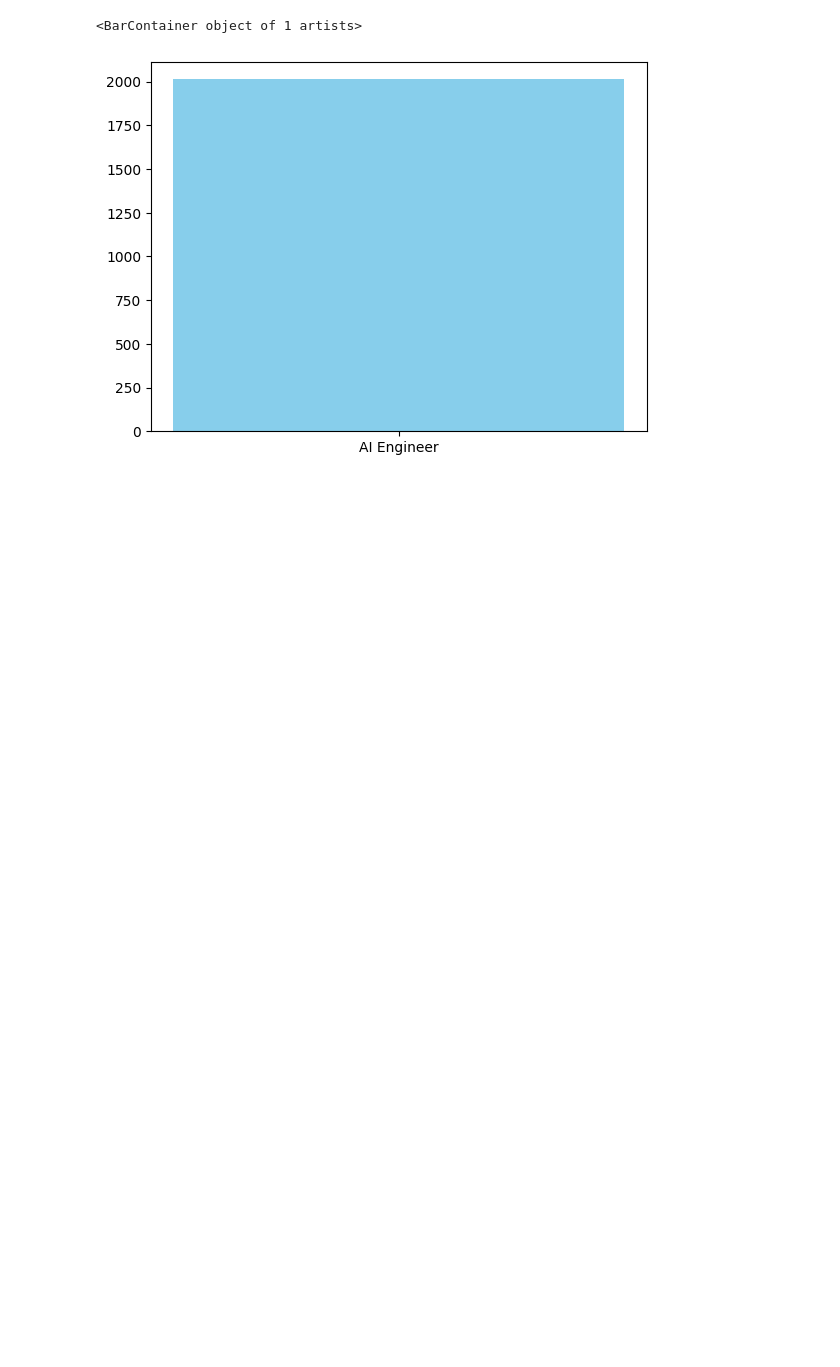
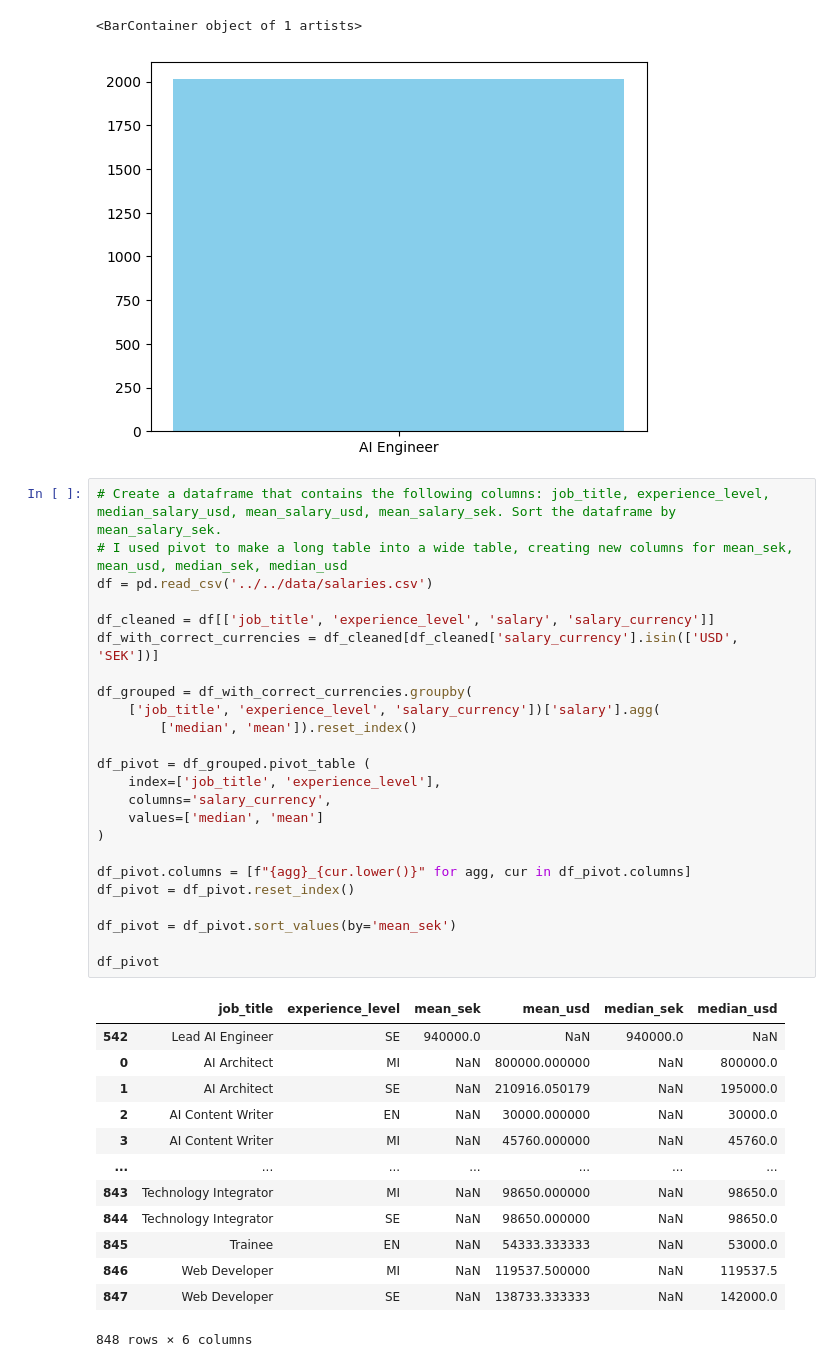
Before and after one commit to jonathanhansson/AI_engineering_jonathan_hansson, a Jupyter notebook: code_alongs/a1_repetition/salaries_EDA.ipynb, the cells around one changed output. Drawn from its saved outputs; the diff is of its cells as text; blank space fills up the shorter version.

Commit message:
Practicing pivot to view mean/median salaries for different currencies. I've done this in SQL before, but never in Pandas.

```diff
--- a/code_alongs/a1_repetition/salaries_EDA.ipynb
+++ b/code_alongs/a1_repetition/salaries_EDA.ipynb
@@ -76,3 +76,41 @@ plt.bar(job_title, num_ai_engineer_posting, color='skyblue')
 2013
 <BarContainer object of 1 artists>
 [figure]
+# %%
+# Create a dataframe that contains the following columns: job_title, experience_level, median_salary_usd, mean_salary_usd, mean_salary_sek. Sort the dataframe by mean_salary_sek.
+# I used pivot to make a long table into a wide table, creating new columns for mean_sek, mean_usd, median_sek, median_usd
+df = pd.read_csv('../../data/salaries.csv')
+
+df_cleaned = df[['job_title', 'experience_level', 'salary', 'salary_currency']]
+df_with_correct_currencies = df_cleaned[df_cleaned['salary_currency'].isin(['USD', 'SEK'])]
+
+df_grouped = df_with_correct_currencies.groupby(
+    ['job_title', 'experience_level', 'salary_currency'])['salary'].agg(
+        ['median', 'mean']).reset_index()
+
+df_pivot = df_grouped.pivot_table (
+    index=['job_title', 'experience_level'],
+    columns='salary_currency',
+    values=['median', 'mean']
+)
+
+df_pivot.columns = [f"{agg}_{cur.lower()}" for agg, cur in df_pivot.columns]
+df_pivot = df_pivot.reset_index()
+
+df_pivot = df_pivot.sort_values(by='mean_sek')
+
+df_pivot
+# %% [output]
+|  | job_title | experience_level | mean_sek | mean_usd | median_sek | median_usd |
+| 542 | Lead AI Engineer | SE | 940000.0 | NaN | 940000.0 | NaN |
+| 0 | AI Architect | MI | NaN | 800000.000000 | NaN | 800000.0 |
+| 1 | AI Architect | SE | NaN | 210916.050179 | NaN | 195000.0 |
+| 2 | AI Content Writer | EN | NaN | 30000.000000 | NaN | 30000.0 |
+| 3 | AI Content Writer | MI | NaN | 45760.000000 | NaN | 45760.0 |
+| ... | ... | ... | ... | ... | ... | ... |
+| 843 | Technology Integrator | MI | NaN | 98650.000000 | NaN | 98650.0 |
+| 844 | Technology Integrator | SE | NaN | 98650.000000 | NaN | 98650.0 |
+| 845 | Trainee | EN | NaN | 54333.333333 | NaN | 53000.0 |
+| 846 | Web Developer | MI | NaN | 119537.500000 | NaN | 119537.5 |
+| 847 | Web Developer | SE | NaN | 138733.333333 | NaN | 142000.0 |
+848 rows × 6 columns
```
